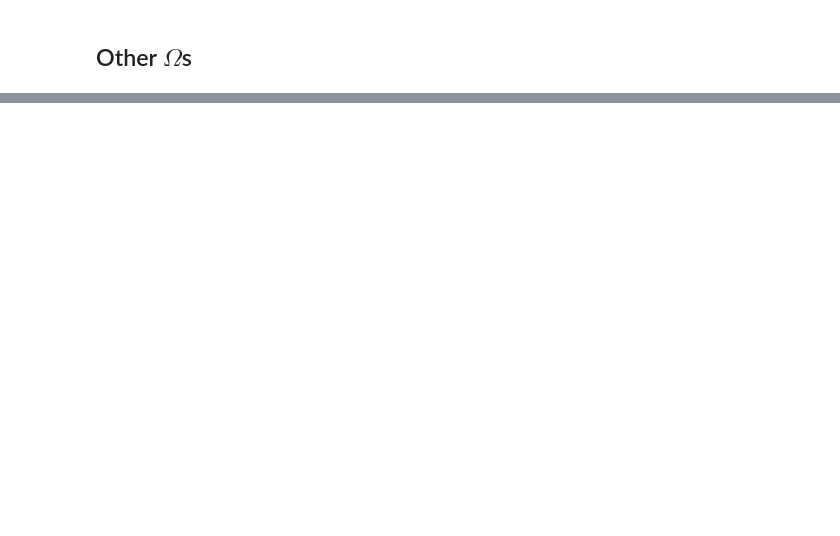
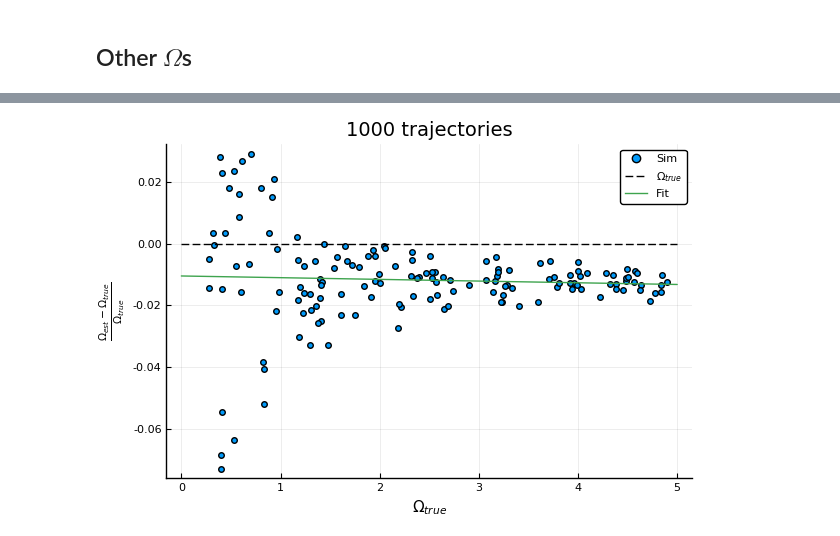
Before and after one commit to matteoacrossi/ContinuousMeasurementBayes, a Jupyter notebook: More_dt.ipynb, the cells around one changed output, grey strips where cells are left out. Saved outputs shown, nothing was run; the diff lists cells and outputs as text; code cells hidden in the pictures; blank space fills up the shorter version.

```diff
--- a/More_dt.ipynb
+++ b/More_dt.ipynb
@@ -208,0 +234,13 @@ plot!(omegas3, (processed3[1] .- omegas3), yerror=processed3[2], linetype=:bar,
+# %%
+let res = resR1000, omegas = omegasR1000
+    processed = collect.(collect(zip(res...)))
+    coeff = linreg(omegas, (processed[1] .- omegas) ./ omegas )
+    scatter(omegas, (processed[1] .- omegas) ./omegas, label="Sim")
+    plot!([0,5],[0,0], style=:dash, color=:black, label=L"\Omega_{true}")
+    plot!([0,5], coeff[2] .* [0,5] .+ coeff[1], label="Fit")
+    xlabel!(L"\Omega_{true}")
+    ylabel!(L"\frac{\Omega_{est}- \Omega_{true}}{\Omega_{true}}")
+    title!("1000 trajectories")
+end
+# %% [output]
+[figure, added]
```
Also changed, not shown: parts of 25 cells of this notebook, 2 other files.
